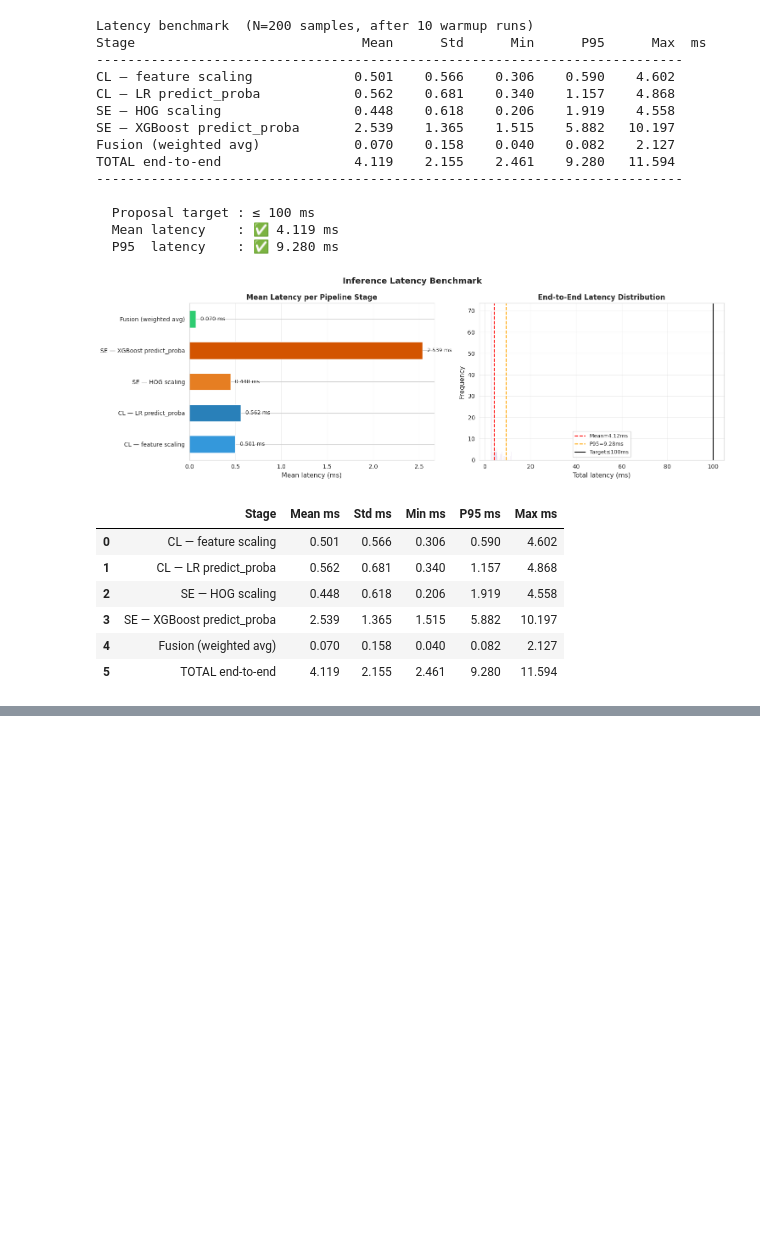
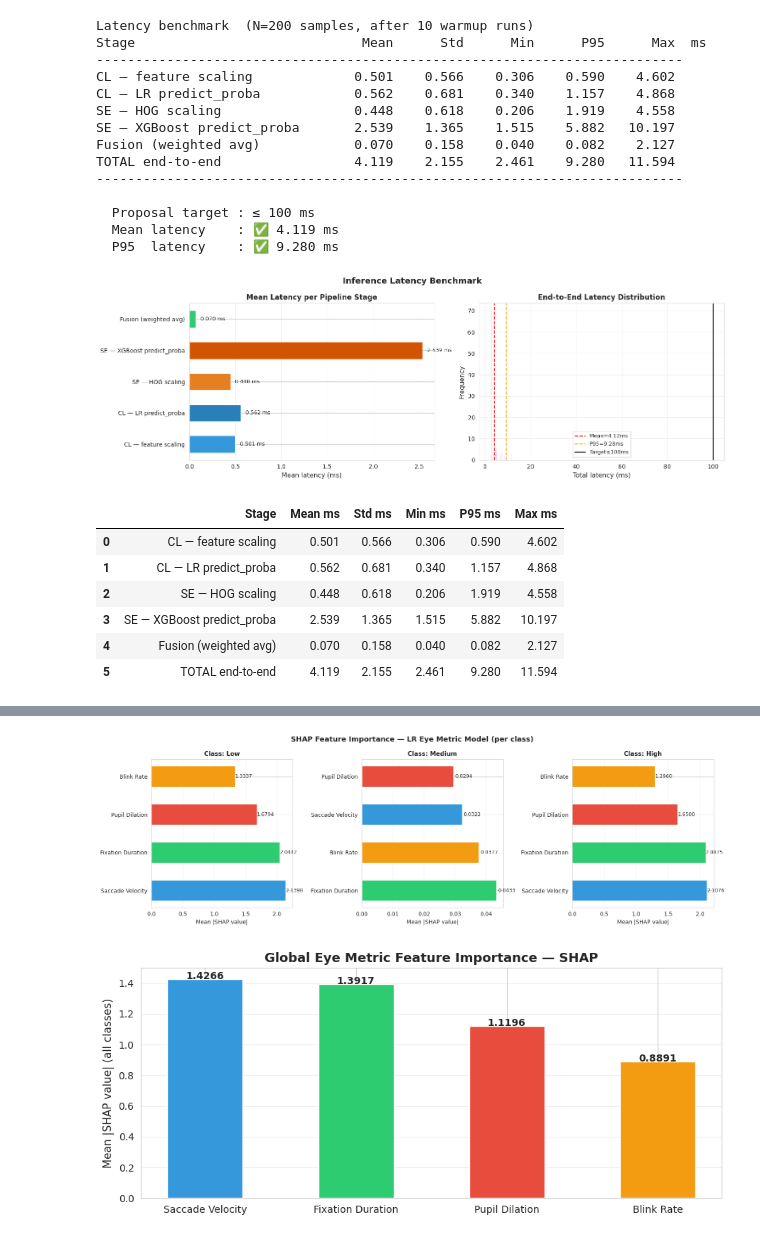
Before and after one commit to YasiniK/multimodal-student-cognitive-load-and-engagement-detection, a Jupyter notebook: fusion_layer.ipynb, the cells around one changed output, grey strips where cells are left out. Cells and saved outputs as stored; diff of their text form; code cells hidden in the pictures; blank space fills up the shorter version.

Commit message:
SHAP Interpretability (Eye-Metric Model)

```diff
--- a/fusion_layer.ipynb
+++ b/fusion_layer.ipynb
@@ -1220,0 +1232,78 @@ TOTAL end-to-end                 4.119    2.155    2.461    9.280   11.594
+# %%
+!pip install -q shap
+import shap
+print('SHAP installed')
+
+# Names of the four eye-tracking features used by the CL model
+FEATURE_NAMES = ['Pupil Dilation', 'Blink Rate', 'Fixation Duration', 'Saccade Velocity']
+X_shap = X_cl_scaled[:N_SAMPLES]
+
+# LinearExplainer computes exact SHAP values for linear models analytically
+explainer   = shap.LinearExplainer(lr_cl, X_shap, feature_names=FEATURE_NAMES)
+# shap_values.values has shape (N_SAMPLES, N_FEATURES, N_CLASSES)
+shap_values = explainer(X_shap)
+print(f'SHAP values shape : {shap_values.values.shape}')
+
+# 10.1 Per-class SHAP bar charts: mean absolute SHAP value per feature per class
+fig, axes = plt.subplots(1, 3, figsize=(16, 5))
+bar_colors = ['#e74c3c','#f39c12','#2ecc71','#3498db']
+for cls_idx, cls_name in enumerate(CLASS_NAMES):
+    ax = axes[cls_idx]
+    mean_abs   = np.abs(shap_values.values[:,:,cls_idx]).mean(axis=0)
+    sorted_idx = np.argsort(mean_abs)[::-1]
+    bars = ax.barh([FEATURE_NAMES[i] for i in sorted_idx],
+                   mean_abs[sorted_idx],
+                   color=[bar_colors[i] for i in sorted_idx],
+                   edgecolor='white', height=0.55)
+    for bar, v in zip(bars, mean_abs[sorted_idx]):
+        ax.text(v+0.0005, bar.get_y()+bar.get_height()/2,
+                f'{v:.4f}', va='center', fontsize=9)
+    ax.set_title(f'Class: {cls_name}', fontweight='bold', fontsize=11)
+    ax.set_xlabel('Mean |SHAP value|', fontsize=10)
+    ax.grid(axis='x', alpha=0.3)
+plt.suptitle('SHAP Feature Importance — LR Eye Metric Model (per class)',
+             fontsize=13, fontweight='bold')
+plt.tight_layout()
+plt.savefig('/content/shap_bar_per_class.png', dpi=150, bbox_inches='tight')
+plt.show()
+
+# 12.2 Global ranking
+# Average absolute SHAP value across both samples and classes for a single global ranking
+global_importance = np.abs(shap_values.values).mean(axis=(0,2))
+sorted_global     = np.argsort(global_importance)[::-1]
+fig, ax = plt.subplots(figsize=(9, 4))
+bars = ax.bar([FEATURE_NAMES[i] for i in sorted_global],
+              global_importance[sorted_global],
+              color=[bar_colors[i] for i in sorted_global],
+              edgecolor='white', width=0.5)
+for bar, v in zip(bars, global_importance[sorted_global]):
+    ax.text(bar.get_x()+bar.get_width()/2, v+0.0003,
+            f'{v:.4f}', ha='center', fontsize=10, fontweight='bold')
+ax.set_ylabel('Mean |SHAP value| (all classes)', fontsize=11)
+ax.set_title('Global Eye Metric Feature Importance — SHAP', fontsize=13, fontweight='bold')
+ax.grid(axis='y', alpha=0.3)
+plt.tight_layout()
+plt.savefig('/content/shap_global_importance.png', dpi=150, bbox_inches='tight')
+plt.show()
+
+# 12.3 Literature alignment
+ranked_names = [FEATURE_NAMES[i] for i in sorted_global]
+# Reference set: features identified as top predictors by Liu and Cui (2025)
+nasri_top2   = {'Pupil Dilation', 'Fixation Duration'}
+our_top2     = set(ranked_names[:2])
+print('='*60)
+print('  SHAP GLOBAL FEATURE RANKING')
+print('='*60)
+for rank, (name, val) in enumerate(zip(ranked_names, global_importance[sorted_global]), 1):
+    lit = ' ← Nasri et al. top feature' if name in nasri_top2 else ''
+    print(f'  #{rank}  {name:<22s}  SHAP={val:.4f}{lit}')
+print('='*60)
+overlap = our_top2 & nasri_top2
+if overlap:
+    print(f'\n  {len(overlap)}/2 of Nasri et al.\'s top features in our top 2:')
+    for f in overlap:
+        print(f'     — {f}')
+    print('     This validates the non-invasive eye-metric design choice.')
+else:
+    print('\n  Top features differ from Nasri et al. — worth discussing in report.')
+# %% [output]
@@ -1220,0 +1312,2 @@ TOTAL end-to-end                 4.119    2.155    2.461    9.280   11.594
+[figure, added]
+[figure, added]
```
Also changed, not shown: parts of 2 cells of this notebook.
